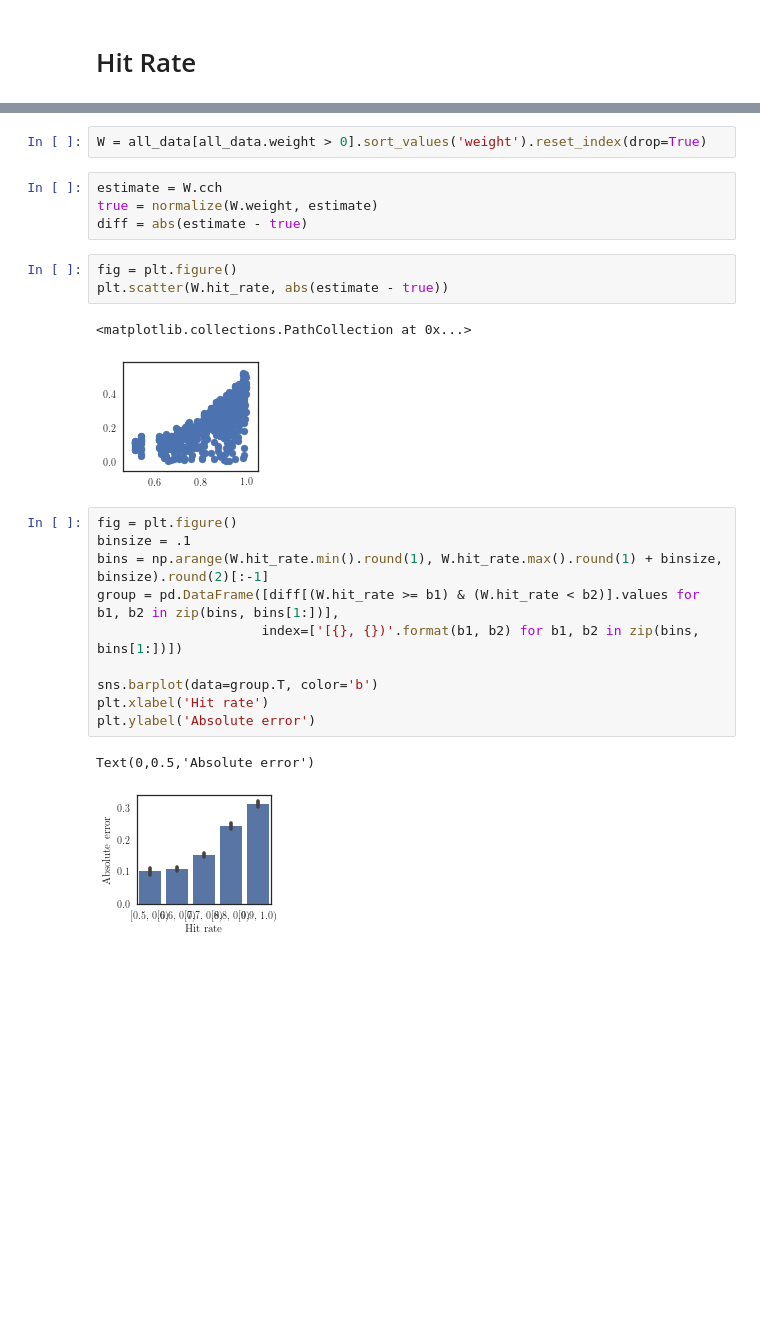
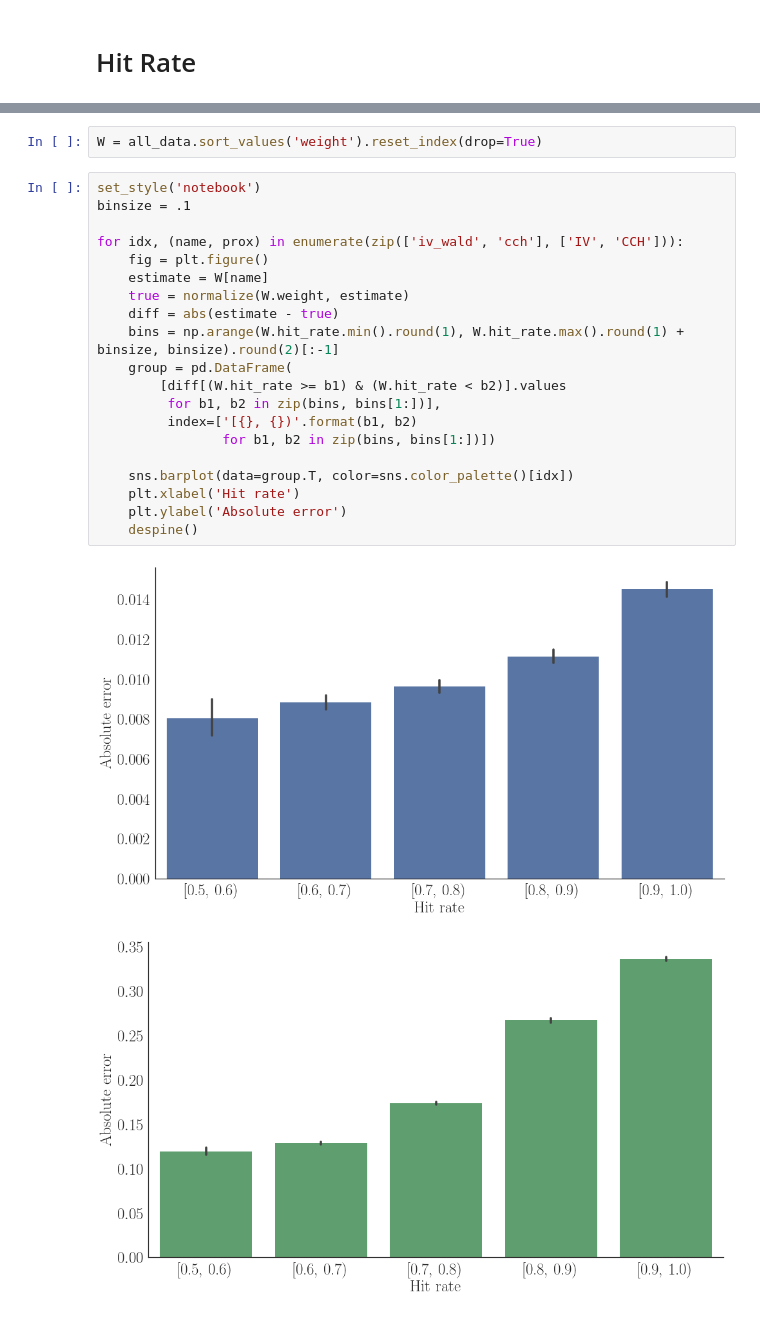
Before and after one commit to lepmik/causal-optogenetics-paper-data, a Jupyter notebook: Figure X Hit Rate.ipynb, the cells around one changed output, grey strips where cells are left out. Saved outputs shown, nothing was run; the diff lists cells and outputs as text; blank space fills up the shorter version.

Commit message:
combine false estimates to one notebook

```diff
--- a/Figure X Hit Rate.ipynb
+++ b/Figure X Hit Rate.ipynb
@@ -28,27 +23,27 @@ def normalize(x, y):
     a = x - x.min()
     return a / a.max() * y.max()
 # %%
-W = all_data[all_data.weight > 0].sort_values('weight').reset_index(drop=True)
+W = all_data.sort_values('weight').reset_index(drop=True)
-# %%
-estimate = W.cch
-true = normalize(W.weight, estimate)
-diff = abs(estimate - true)
-# %%
-fig = plt.figure()
-plt.scatter(W.hit_rate, abs(estimate - true))
-# %% [output]
-<matplotlib.collections.PathCollection at 0x...>
-[figure, removed]
 # %%
-fig = plt.figure()
+set_style('notebook')
 binsize = .1
-bins = np.arange(W.hit_rate.min().round(1), W.hit_rate.max().round(1) + binsize, binsize).round(2)[:-1]
-group = pd.DataFrame([diff[(W.hit_rate >= b1) & (W.hit_rate < b2)].values for b1, b2 in zip(bins, bins[1:])],
-                     index=['[{}, {})'.format(b1, b2) for b1, b2 in zip(bins, bins[1:])])
 
-sns.barplot(data=group.T, color='b')
-plt.xlabel('Hit rate')
-plt.ylabel('Absolute error')
+for idx, (name, prox) in enumerate(zip(['iv_wald', 'cch'], ['IV', 'CCH'])):
+    fig = plt.figure()
+    estimate = W[name]
+    true = normalize(W.weight, estimate)
+    diff = abs(estimate - true)
+    bins = np.arange(W.hit_rate.min().round(1), W.hit_rate.max().round(1) + binsize, binsize).round(2)[:-1]
+    group = pd.DataFrame(
+        [diff[(W.hit_rate >= b1) & (W.hit_rate < b2)].values
+         for b1, b2 in zip(bins, bins[1:])],
+         index=['[{}, {})'.format(b1, b2)
+                for b1, b2 in zip(bins, bins[1:])])
+
+    sns.barplot(data=group.T, color=sns.color_palette()[idx])
+    plt.xlabel('Hit rate')
+    plt.ylabel('Absolute error')
+    despine()
 # %% [output]
-Text(0,0.5,'Absolute error')
-[figure, old version]
+[figure, new version]
+[figure, added]
```
Also changed, not shown: parts of 3 cells of this notebook, 4 other files.
